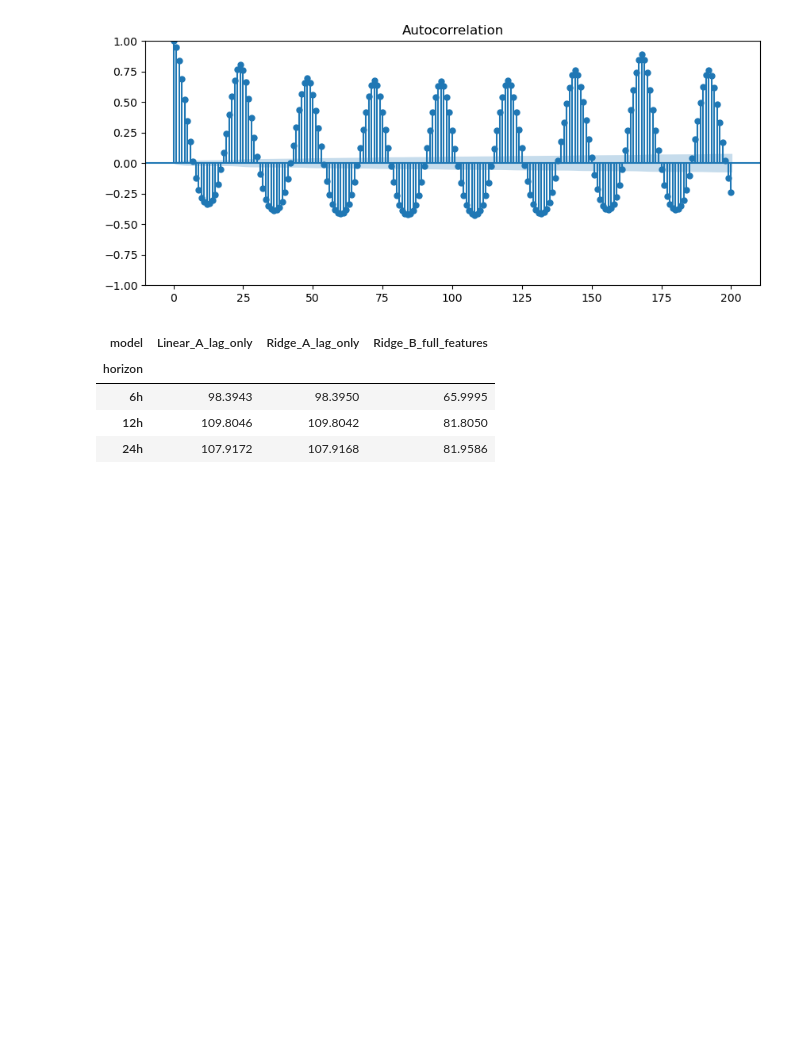
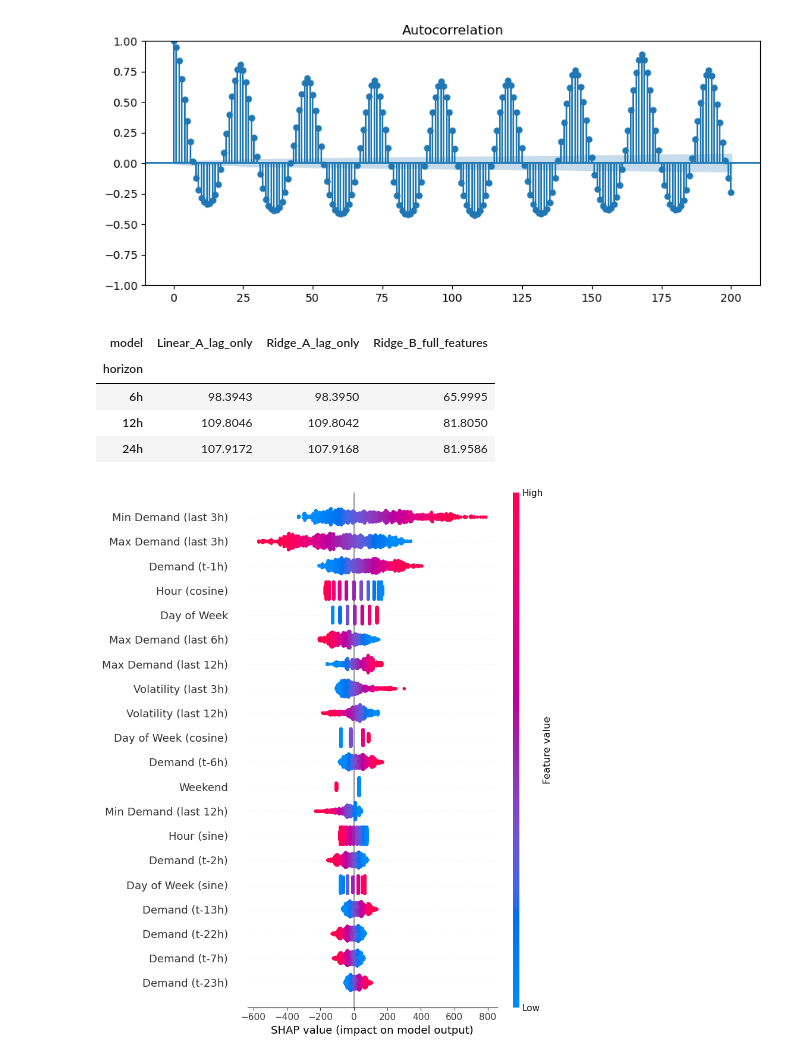
Before and after one commit to devipramita/Electricity-Load-Forecasting, a Jupyter notebook: LinearRegression_v4.20.ipynb, the cells around one changed output. Cells and saved outputs as stored; diff of their text form; code cells hidden in the pictures; blank space fills up the shorter version.

```diff
--- a/LinearRegression_v4.20.ipynb
+++ b/LinearRegression_v4.20.ipynb
@@ -724,3 +726,64 @@ comparison_pivot
 # %%
 #Forecast error increases significantly from 6 to 12 hours ahead, but shows limited additional degradation between 12 and 24 hours, suggesting that demand becomes less dependent on recent observations and more driven by stable seasonal patterns.
 #Expanding-window validation was conducted using yearly splits from 2015–2019. Final out-of-sample testing used January–February 2020 only. Observations from March–June 2020 were excluded from the main evaluation to preserve a fixed hold-out period and avoid contamination from potentially atypical demand conditions.
+# %%
+import shap
+
+feature_name_map = {
+    "nat_demand_lag_1": "Demand (t-1h)",
+    "nat_demand_lag_2": "Demand (t-2h)",
+    "nat_demand_lag_6": "Demand (t-6h)",
+    "nat_demand_lag_7": "Demand (t-7h)",
+    "nat_demand_lag_13": "Demand (t-13h)",
+    "nat_demand_lag_22": "Demand (t-22h)",
+    "nat_demand_lag_23": "Demand (t-23h)",
+
+    "nat_demand_roll_min_3": "Min Demand (last 3h)",
+    "nat_demand_roll_max_3": "Max Demand (last 3h)",
+    "nat_demand_roll_max_6": "Max Demand (last 6h)",
+    "nat_demand_roll_max_12": "Max Demand (last 12h)",
+    "nat_demand_roll_min_12": "Min Demand (last 12h)",
+    "nat_demand_roll_std_3": "Volatility (last 3h)",
+    "nat_demand_roll_std_12": "Volatility (last 12h)",
+
+    "hour_cos": "Hour (cosine)",
+    "hour_sin": "Hour (sine)",
+    "dayofweek": "Day of Week",
+    "dow_cos": "Day of Week (cosine)",
+    "dow_sin": "Day of Week (sine)",
+    "is_weekend": "Weekend"
+}
+
+X_train_final = model_data.loc[final_train_mask, feature_set_B]
+X_test_final  = model_data.loc[final_test_mask, feature_set_B]
+
+target_name = "target_24h"
+y_train_single = model_data.loc[final_train_mask, target_name]
+
+ridge_single = Pipeline([
+    ("scaler", StandardScaler()),
+    ("model", Ridge(alpha=best_alpha))
+])
+
+ridge_single.fit(X_train_final, y_train_single)
+
+scaler = ridge_single.named_steps["scaler"]
+model = ridge_single.named_steps["model"]
+
+X_train_scaled = scaler.transform(X_train_final)
+X_test_scaled = scaler.transform(X_test_final)
+
+explainer = shap.LinearExplainer(model, X_train_scaled)
+shap_values = explainer(X_test_scaled)
+
+feature_names_readable = [
+    feature_name_map.get(f, f) for f in feature_set_B
+]
+
+shap.summary_plot(
+    shap_values.values,
+    X_test_final,
+    feature_names=feature_names_readable
+)
+# %% [output]
+[figure, added]
```
Also changed, not shown: parts of 3 cells of this notebook.
